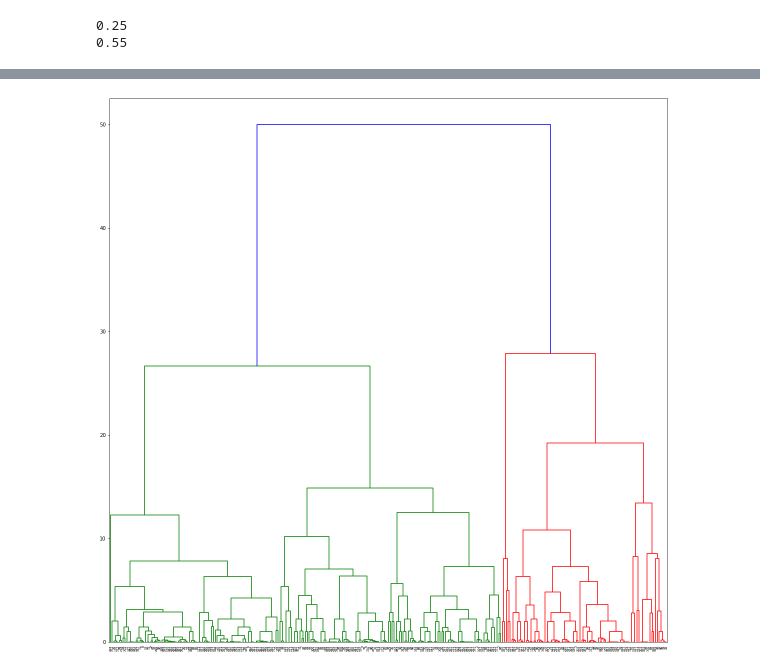
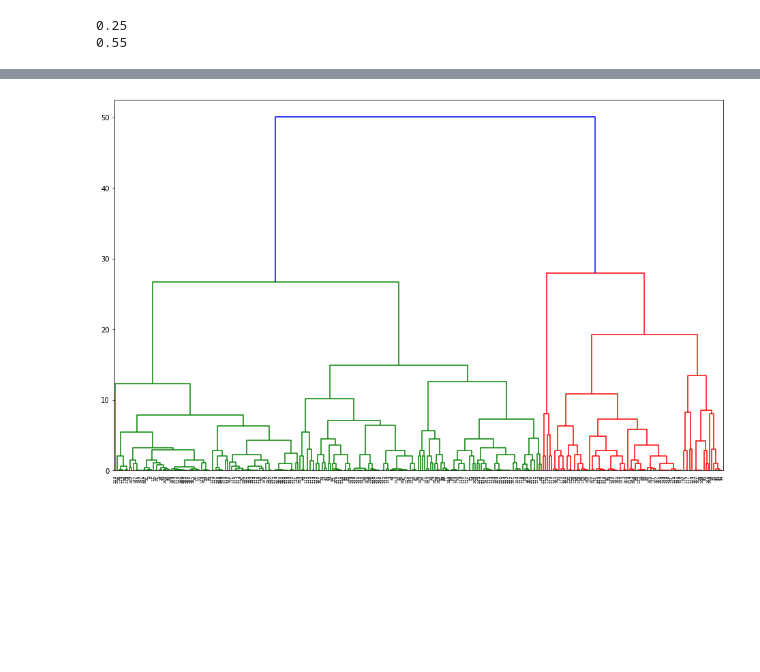
Before and after one commit to streltcov/textile_data, a Jupyter notebook: threads.ipynb, the cells around one changed output, grey strips where cells are left out. Cells and saved outputs as stored; diff of their text form; code cells hidden in the pictures; blank space fills up the shorter version.

```diff
--- a/threads.ipynb
+++ b/threads.ipynb
@@ -444,11 +364,11 @@ for num, item in enumerate(warps_list):
 # print(mergings)
 # %%
 mergings = linkage(warps_wefts_list, method='complete')
-fig, ax = pyplot.subplots(figsize=[20, 20])
+fig, ax = pyplot.subplots(figsize=[16, 10])
 dendrogram(mergings, leaf_rotation=90, leaf_font_size=6, ax=ax)
 pyplot.show()
 # %% [output]
-[figure, old version]
+[figure, new version]
 # %%
 summary_table = PrettyTable()
 summary_table.hrules = ALL
```
Also changed, not shown: parts of 17 cells of this notebook, 1 other file.
